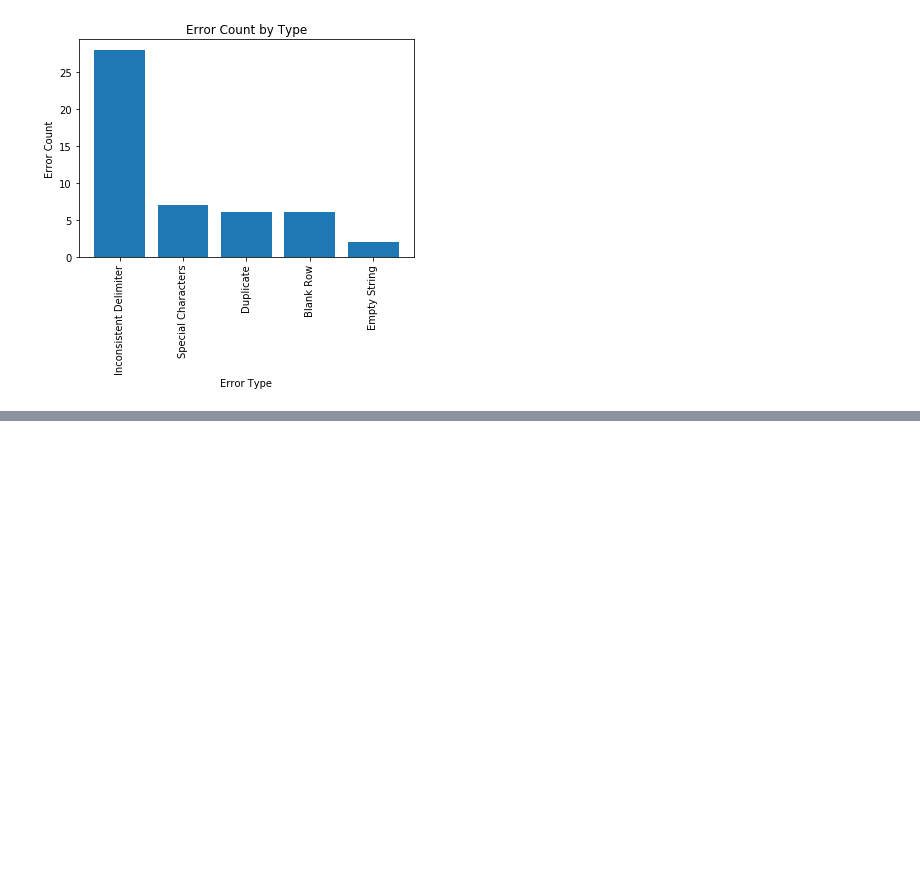
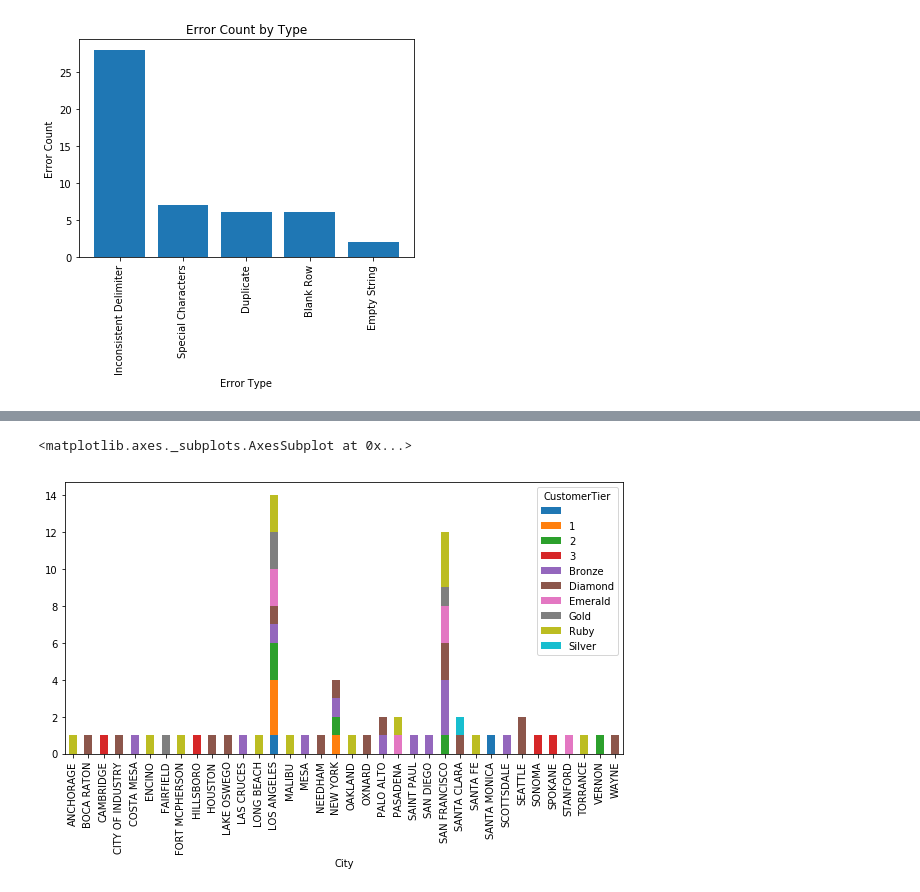
Before and after one commit to sathishix/DataCleanup, a Jupyter notebook: Data-Cleanup.ipynb, the cells around one changed output, grey strips where cells are left out. Saved outputs shown, nothing was run; the diff lists cells and outputs as text; code cells hidden in the pictures; blank space fills up the shorter version.

```diff
--- a/Data-Cleanup.ipynb
+++ b/Data-Cleanup.ipynb
@@ -41,8 +41,8 @@ df_all=pd.DataFrame(good_data_list,columns=good_data_list[0])[1:]
 df_all = df_all.rename(columns={'0': 'RowNum'})
 df=df_all.drop_duplicates(["CustomerID"],keep='first')
 df[df.columns]=df.apply(lambda x: x.str.strip())
-final_df=df.iloc[0:,1:] #remove index and row num column
-final_df.to_csv("C:\\Users\\Desktop\\Python\\Processed.csv",index=False)
+#remove index and row num column
+df.iloc[0:,1:].to_csv("C:\\Users\\skandhaswa001\\Desktop\\Python\\Processed.csv",index=False)
 # %% [output]
 A value is trying to be set on a copy of a slice from a DataFrame.
 Try using .loc[row_indexer,col_indexer] = value instead
@@ -96,0 +114,12 @@ plt.title('Error Count by Type')
+# %%
+#Cities with more customer
+final_df
+#Count customer count based on city and CustomerTier
+final_df.groupby(['City', 'CustomerTier'])['CustomerID'].size()
+#Unstack
+final_df.groupby(['City', 'CustomerTier'])['CustomerID'].size().unstack()
+#Plot graph
+final_df.groupby(['City', 'CustomerTier'])['CustomerID'].size().unstack().plot(kind='bar', stacked=True,figsize=(10,5))
+# %% [output]
+<matplotlib.axes._subplots.AxesSubplot at 0x...>
+[figure, added]
```
Also changed, not shown: parts of 5 cells of this notebook.
